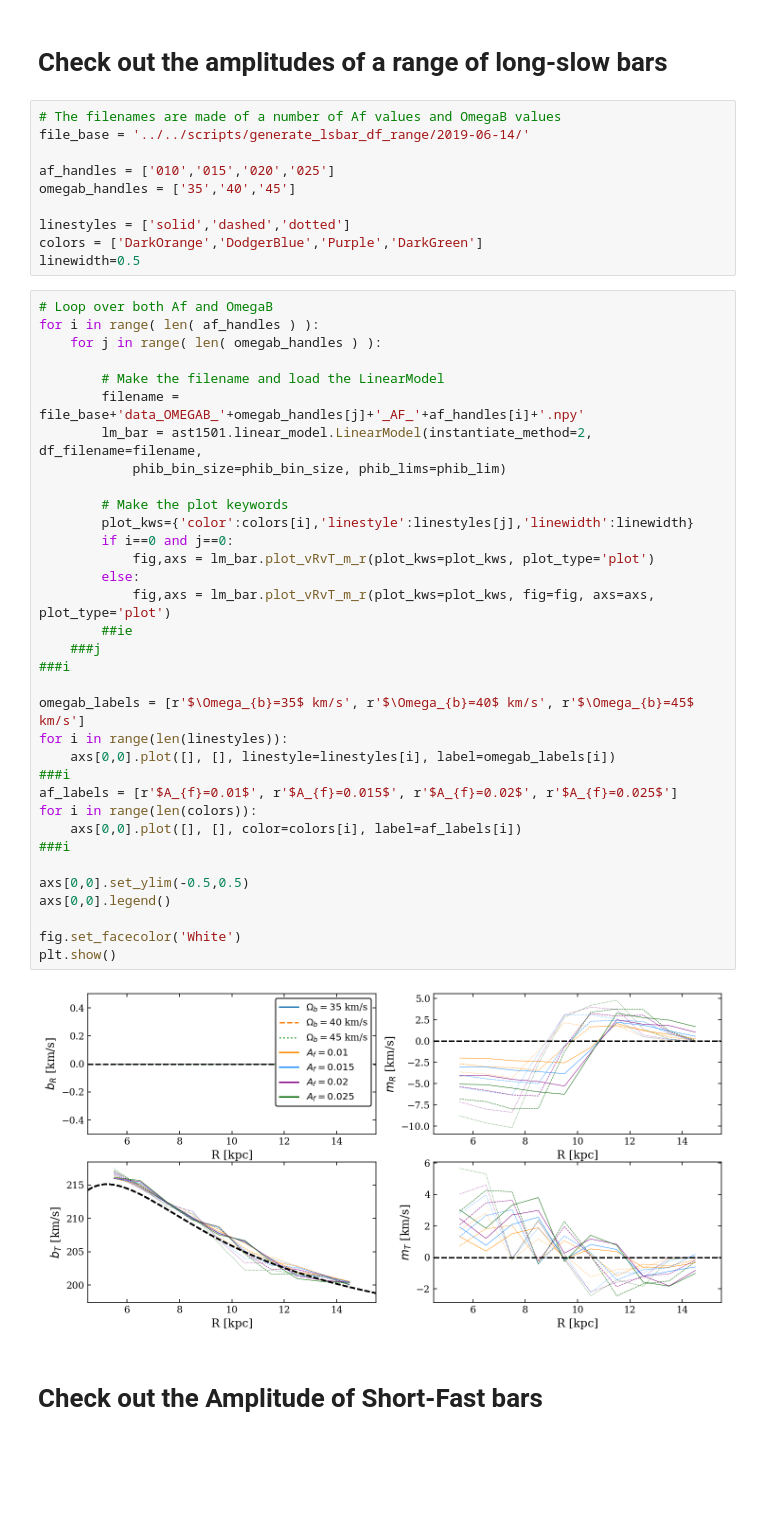
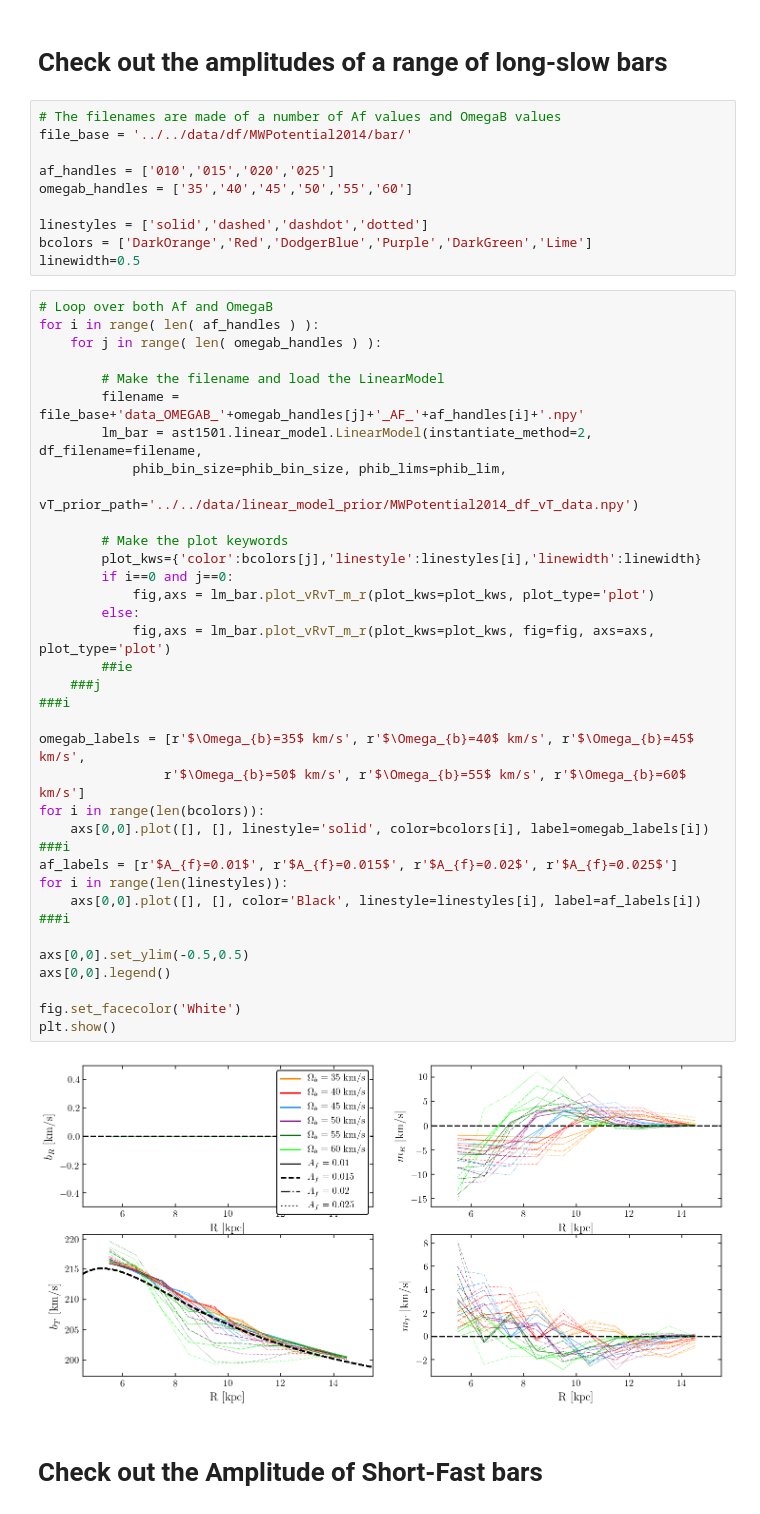
Before and after one commit to jamesmlane/AST1501, a Jupyter notebook: notebooks/9-stats/run_linear_model_bar.ipynb, the cells around one changed output. Saved outputs shown, nothing was run; the diff lists cells and outputs as text; blank space fills up the shorter version.

```diff
--- a/notebooks/9-stats/run_linear_model_bar.ipynb
+++ b/notebooks/9-stats/run_linear_model_bar.ipynb
@@ -166,50 +165,52 @@ plt.close('all')
 # Check out the amplitudes of a range of long-slow bars
 # %%
 # The filenames are made of a number of Af values and OmegaB values
-file_base = '../../scripts/generate_lsbar_df_range/2019-06-14/'
+file_base = '../../data/df/MWPotential2014/bar/'
 
 af_handles = ['010','015','020','025']
-omegab_handles = ['35','40','45']
+omegab_handles = ['35','40','45','50','55','60']
 
-linestyles = ['solid','dashed','dotted']
-colors = ['DarkOrange','DodgerBlue','Purple','DarkGreen']
+linestyles = ['solid','dashed','dashdot','dotted']
+bcolors = ['DarkOrange','Red','DodgerBlue','Purple','DarkGreen','Lime']
 linewidth=0.5
 # %%
 # Loop over both Af and OmegaB
 for i in range( len( af_handles ) ):
     for j in range( len( omegab_handles ) ):
 
         # Make the filename and load the LinearModel
         filename = file_base+'data_OMEGAB_'+omegab_handles[j]+'_AF_'+af_handles[i]+'.npy'
         lm_bar = ast1501.linear_model.LinearModel(instantiate_method=2, df_filename=filename,
-            phib_bin_size=phib_bin_size, phib_lims=phib_lim)
+            phib_bin_size=phib_bin_size, phib_lims=phib_lim,
+            vT_prior_path='../../data/linear_model_prior/MWPotential2014_df_vT_data.npy')
 
         # Make the plot keywords
-        plot_kws={'color':colors[i],'linestyle':linestyles[j],'linewidth':linewidth}
+        plot_kws={'color':bcolors[j],'linestyle':linestyles[i],'linewidth':linewidth}
         if i==0 and j==0:
             fig,axs = lm_bar.plot_vRvT_m_r(plot_kws=plot_kws, plot_type='plot')
         else:
             fig,axs = lm_bar.plot_vRvT_m_r(plot_kws=plot_kws, fig=fig, axs=axs, plot_type='plot')
         ##ie
     ###j
 ###i
 
-omegab_labels = [r'$\Omega_{b}=35$ km/s', r'$\Omega_{b}=40$ km/s', r'$\Omega_{b}=45$ km/s']
-for i in range(len(linestyles)):
-    axs[0,0].plot([], [], linestyle=linestyles[i], label=omegab_labels[i])
+omegab_labels = [r'$\Omega_{b}=35$ km/s', r'$\Omega_{b}=40$ km/s', r'$\Omega_{b}=45$ km/s',
+                r'$\Omega_{b}=50$ km/s', r'$\Omega_{b}=55$ km/s', r'$\Omega_{b}=60$ km/s']
+for i in range(len(bcolors)):
+    axs[0,0].plot([], [], linestyle='solid', color=bcolors[i], label=omegab_labels[i])
 ###i
 af_labels = [r'$A_{f}=0.01$', r'$A_{f}=0.015$', r'$A_{f}=0.02$', r'$A_{f}=0.025$']
-for i in range(len(colors)):
-    axs[0,0].plot([], [], color=colors[i], label=af_labels[i])
+for i in range(len(linestyles)):
+    axs[0,0].plot([], [], color='Black', linestyle=linestyles[i], label=af_labels[i])
 ###i
 
 axs[0,0].set_ylim(-0.5,0.5)
 axs[0,0].legend()
 
 fig.set_facecolor('White')
 plt.show()
 # %% [output]
-[figure, old version]
+[figure, new version]
 # %% [markdown]
 # Check out the Amplitude of Short-Fast bars
 # %%
```
Also changed, not shown: parts of 1 cell of this notebook, 3 other files.
